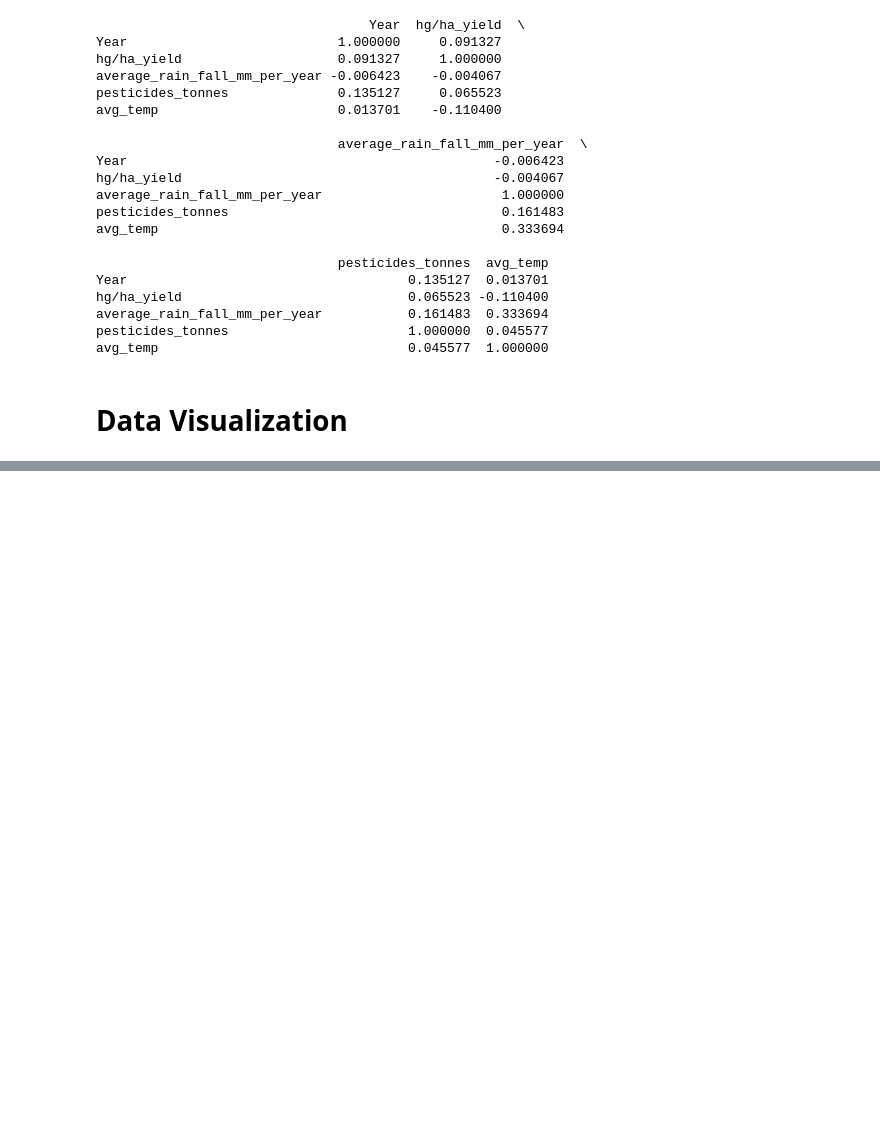
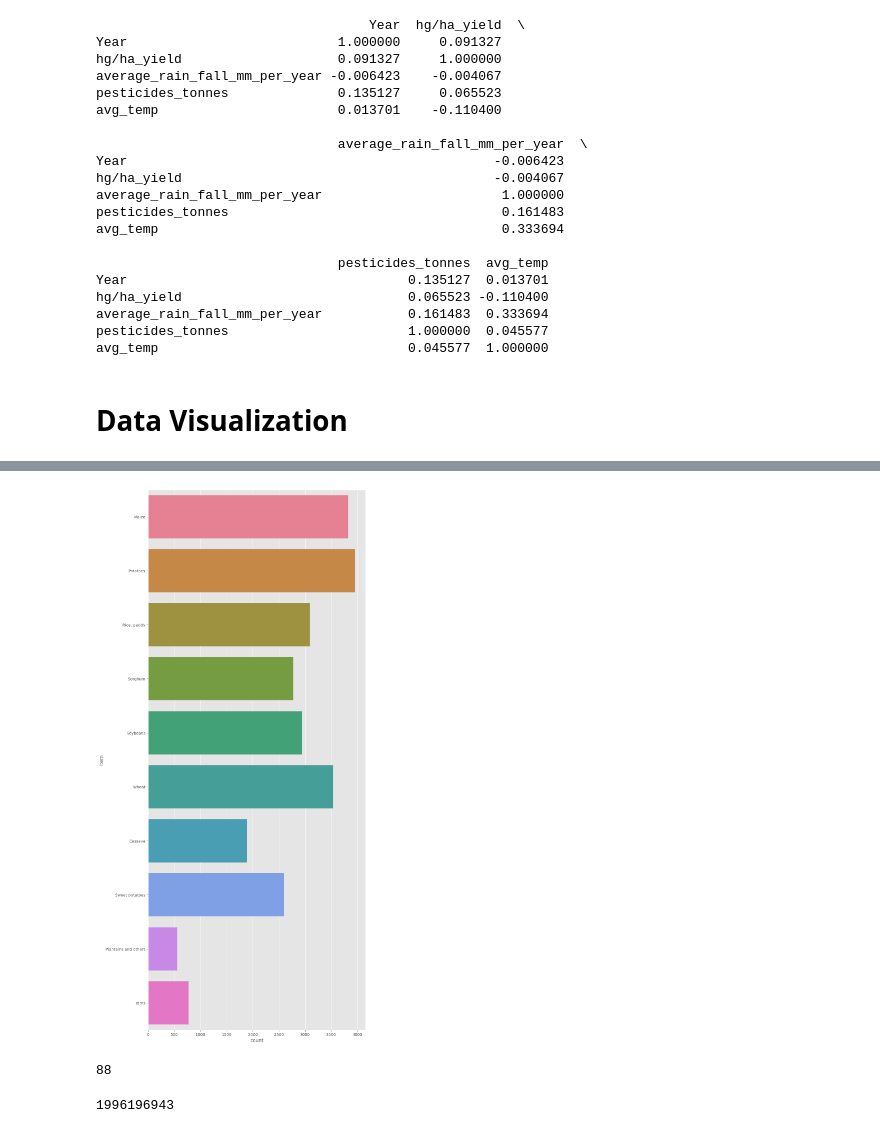
Before and after one commit to gnatnib/crop_yield_prediction, a Jupyter notebook: crop_yield_predictions.ipynb, the cells around one changed output, grey strips where cells are left out. Saved outputs shown, nothing was run; the diff lists cells and outputs as text; code cells hidden in the pictures; blank space fills up the shorter version.

```diff
--- a/crop_yield_predictions.ipynb
+++ b/crop_yield_predictions.ipynb
@@ -124,0 +134,10 @@ avg_temp                                0.045577  1.000000
+# %%
+plt.figure(figsize=(10,25))
+sns.countplot(y=df['Item'], hue=df['Item'], legend=False)
+plt.show()
+# %% [output]
+[figure, added]
+# %%
+(df['Area'].value_counts() < 400).sum()
+# %% [output]
+88
@@ -124,0 +149,4 @@ avg_temp                                0.045577  1.000000
+# %%
+df['hg/ha_yield'].sum()
+# %% [output]
+1996196943
```
Also changed, not shown: parts of 32 cells of this notebook.
